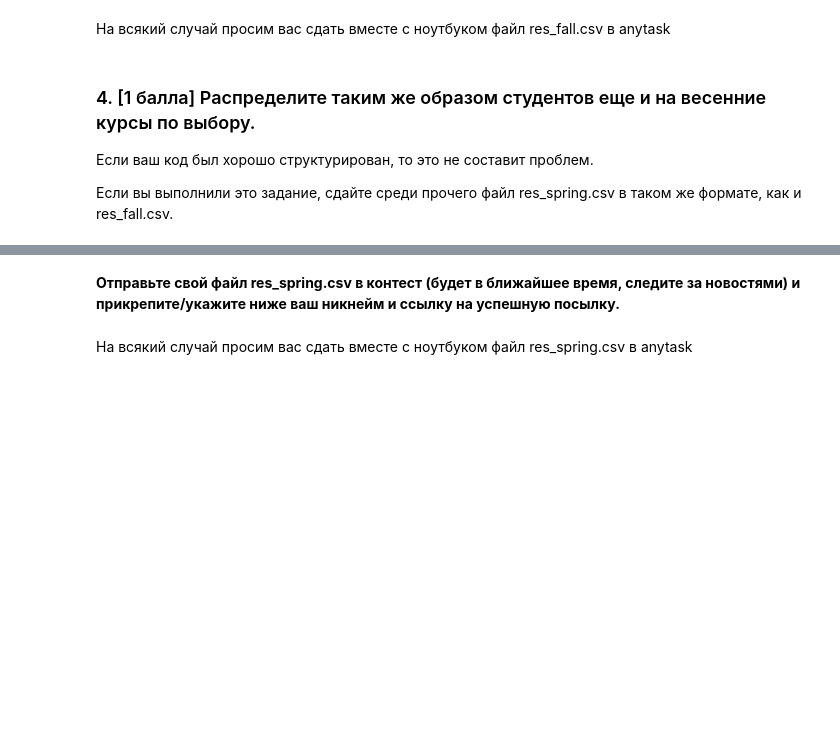
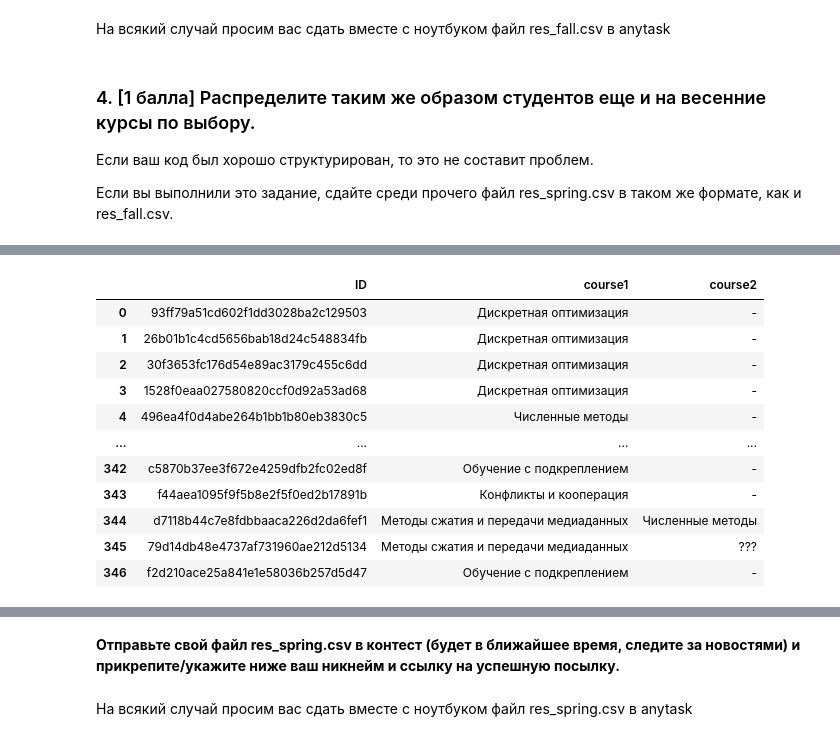
Before and after one commit to leakedog/collab, a Jupyter notebook: 2024-fall/homework-practice/homework-practice-01-tabular/homework-practice-01-pandas.ipynb, the cells around one changed output, grey strips where cells are left out. Cells and saved outputs as stored; diff of their text form; code cells hidden in the pictures; blank space fills up the shorter version.

```diff
--- a/2024-fall/homework-practice/homework-practice-01-tabular/homework-practice-01-pandas.ipynb
+++ b/2024-fall/homework-practice/homework-practice-01-tabular/homework-practice-01-pandas.ipynb
@@ -572,7 +572,7 @@ selected_rows = []
 df["fall_left"] = df["fall_subj_cnt"]
 
 assigned = set()
-for w in [1]:
+for w in [1, 2, 3]:
   wave_df = waves[waves["wave"] == w].copy()
   wave_df = wave_df.merge(df[["id", "fall_left"]], on="id")
   wave_df = wave_df[wave_df["fall_left"] > 0]
@@ -584,9 +584,8 @@ for w in [1]:
     continue
 
 
-  wave_df["rank"] = wave_df.groupby("course")["percentile"].rank("first", ascending=False)
+  wave_df["rank"] = wave_df.groupby("course")["percentile"].rank("first", ascending=True)
   wave_df["cap"] = wave_df["course"].map(course_left)
-
 
 
   picked = wave_df[(wave_df["rank"] <= wave_df["cap"]) | np.isinf(wave_df["cap"])]
@@ -754,0 +873,75 @@ ValueError: Can only compare identically-labeled (both index and columns) DataFr
+# %%
+selected_rows = []
+df["spring_left"] = df["spring_subj_cnt"]
+
+assigned = set()
+for w in [1, 2, 3]:
+  wave_df = waves[waves["wave"] == w].copy()
+  wave_df = wave_df.merge(df[["id", "spring_left"]], on="id")
+  wave_df = wave_df[wave_df["spring_left"] > 0]
+
+  mask_new = ~wave_df.apply(lambda r: (r.id, r.course) in assigned, axis=1)
+  wave_df = wave_df[mask_new]
+
+  if wave_df.empty:
+    continue
+
+
+  wave_df["rank"] = wave_df.groupby("course")["percentile"].rank("first", ascending=True)
+  wave_df["cap"] = wave_df["course"].map(course_left)
+
+
+  picked = wave_df[(wave_df["rank"] <= wave_df["cap"]) | np.isinf(wave_df["cap"])]
+
+
+  course_taken = picked["course"].value_counts()
+  finite_mask = ~np.isinf(course_left)
+  assert (course_left.loc[finite_mask] - course_taken).min() >= 0, "Capacity negative!"
+  course_left.loc[finite_mask] = (
+      course_left.loc[finite_mask] - course_taken.reindex(course_left.index, fill_value=0)
+  ).clip(lower=0)
+
+  per_student = picked["id"].value_counts()
+  df["spring_left"] -= df["id"].map(per_student).fillna(0).astype(int)
+
+  selected_rows.append(picked[["id", "course", "spring_left"]])
+  assigned.update(zip(picked["id"], picked["course"]))
+
+selected = pd.concat(selected_rows, ignore_index=True) if selected_rows else pd.DataFrame(columns=["id", "course"])
+dup_mask  = selected.duplicated(["id", "course"])
+assert not dup_mask.any(), f"Still duplicated pairs:\n{selected[dup_mask]}"
+
+courses_per_student = selected.groupby("id")["course"].apply(list)
+def pack(row):
+    needed = row["spring_subj_cnt"]
+    courses = courses_per_student.get(row.id, [])
+    if len(courses) != len(list(set(courses))):
+      print(courses)
+    assert len(courses) == len(list(set(courses)))
+    if len(courses) < needed:
+        courses += ["???"] * (needed - len(courses))
+    if needed == 1:
+        return pd.Series([courses[0], "-"])
+    else:
+        assert len(courses) == 2 and needed == 2
+        return pd.Series(courses[:2])
+
+df[["course1", "course2"]] = df.apply(pack, axis=1)
+
+out = df[["id", "course1", "course2"]]
+out = out.rename(columns={"id" : "ID"})
+out.to_csv("res_spring.csv", index=None)
+out
+# %% [output]
+|  | ID | course1 | course2 |
+| 0 | 93ff79a51cd602f1dd3028ba2c129503 | Дискретная оптимизация | - |
+| 1 | 26b01b1c4cd5656bab18d24c548834fb | Дискретная оптимизация | - |
+| 2 | 30f3653fc176d54e89ac3179c455c6dd | Дискретная оптимизация | - |
+| 3 | 1528f0eaa027580820ccf0d92a53ad68 | Дискретная оптимизация | - |
+| 4 | 496ea4f0d4abe264b1bb1b80eb3830c5 | Численные методы | - |
+| ... | ... | ... | ... |
+| 342 | c5870b37ee3f672e4259dfb2fc02ed8f | Обучение с подкреплением | - |
+| 343 | f44aea1095f9f5b8e2f5f0ed2b17891b | Конфликты и кооперация | - |
+| 344 | d7118b44c7e8fdbbaaca226d2da6fef1 | Методы сжатия и передачи медиаданных | Численные методы |
+| 345 | 79d14db48e4737af731960ae212d5134 | Методы сжатия и передачи медиаданных | ??? |
+| 346 | f2d210ace25a841e1e58036b257d5d47 | Обучение с подкреплением | - |
```
Also changed, not shown: parts of 8 cells of this notebook.
